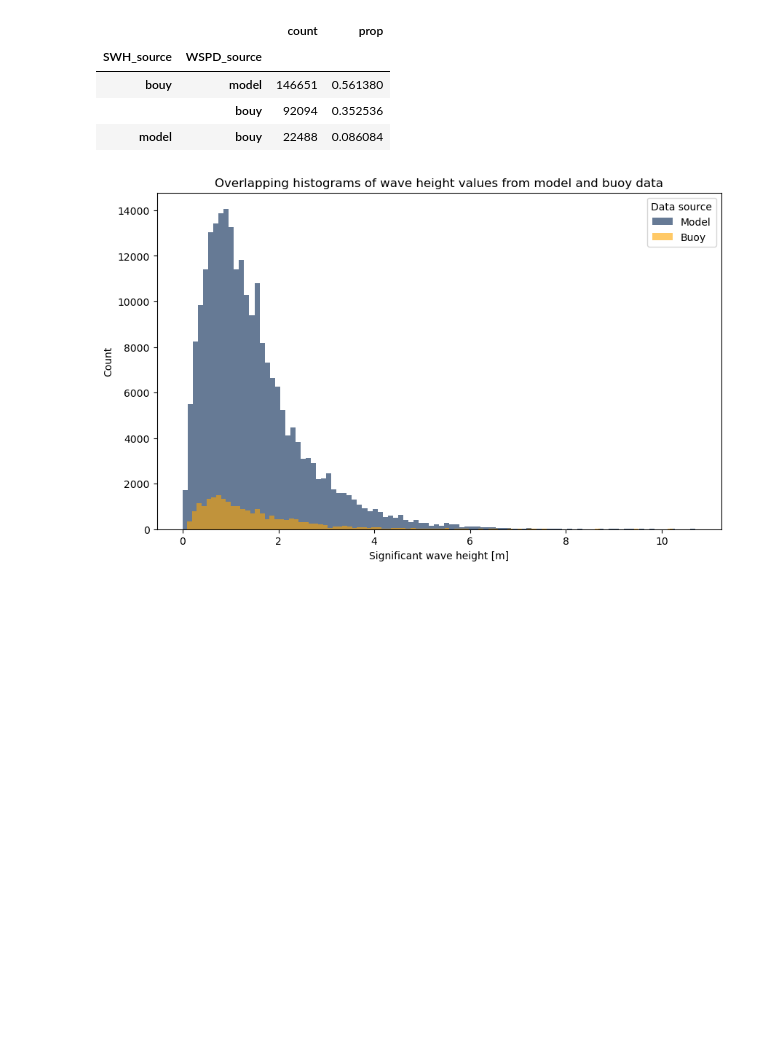
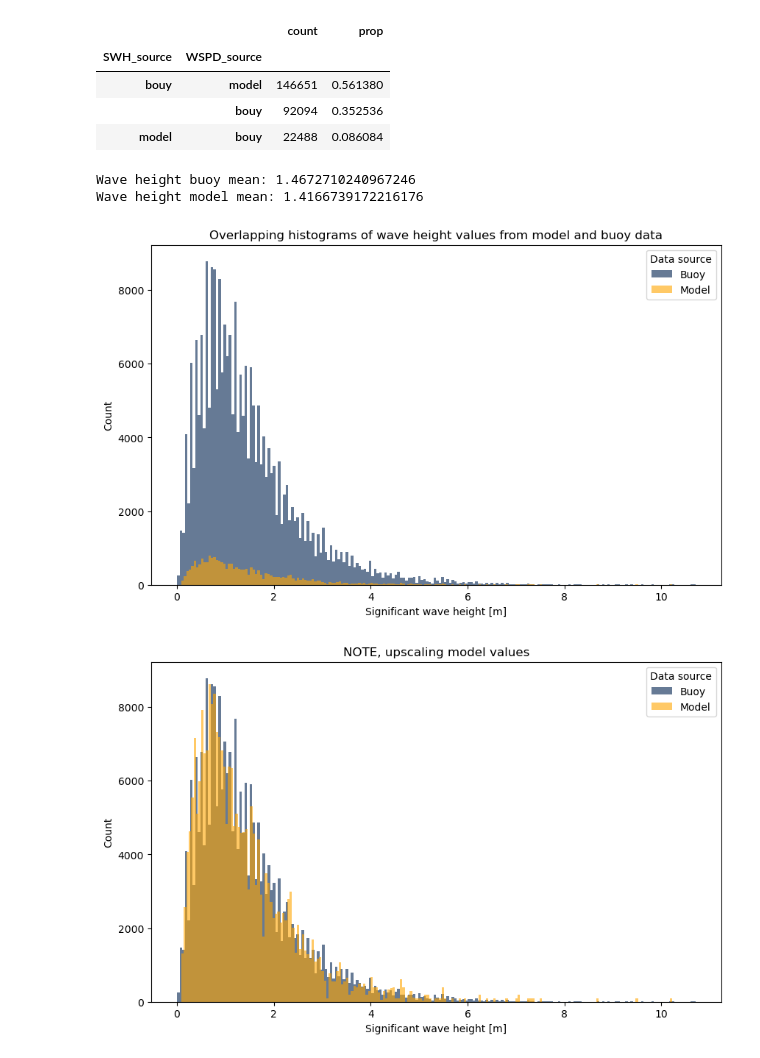
Before and after one commit to SEE-GEO/sarssw, a Jupyter notebook: pipeline/report_plots_sar_dataset.ipynb, the cells around one changed output. Drawn from its saved outputs; the diff is of its cells as text; code cells hidden in the pictures; blank space fills up the shorter version.

```diff
--- a/pipeline/report_plots_sar_dataset.ipynb
+++ b/pipeline/report_plots_sar_dataset.ipynb
@@ -119,12 +119,19 @@ display(source_count)
 |  | bouy | 92094 | 0.352536 |
 | model | bouy | 22488 | 0.086084 |
 # %%
-swh_model_data = final_dataset_VV[final_dataset_VV['SWH_source'] == 'bouy']['SWH_value']
-swh_buoy_data = final_dataset_VV[final_dataset_VV['SWH_source'] == 'model']['SWH_value']
+swh_buoy_data = final_dataset_VV[final_dataset_VV['SWH_source'] == 'bouy']['SWH_value']
+swh_model_data = final_dataset_VV[final_dataset_VV['SWH_source'] == 'model']['SWH_value']
 
-overlappling_hist(swh_model_data, 'Model', swh_buoy_data, 'Buoy', 'Overlapping histograms of wave height values from model and buoy data', 'Significant wave height [m]')
+print(f"Wave height buoy mean: {swh_buoy_data.mean()}")
+print(f"Wave height model mean: {swh_model_data.mean()}")
+overlappling_hist(swh_buoy_data, 'Buoy', swh_model_data, 'Model', 'Overlapping histograms of wave height values from model and buoy data', 'Significant wave height [m]', bins=200)
+
+overlappling_hist(swh_buoy_data, 'Buoy', pd.concat([swh_model_data]*11), 'Model', 'NOTE, upscaling model values', 'Significant wave height [m]', bins=200)
 # %% [output]
+Wave height buoy mean: 1.4672710240967246
+Wave height model mean: 1.4166739172216176
-[figure, old version]
+[figure, new version]
+[figure, added]
 # %%
 wspd_model_data = final_dataset_VV[final_dataset_VV['WSPD_source'] == 'model']['WSPD_value']
 wspd_buoy_data = final_dataset_VV[final_dataset_VV['WSPD_source'] == 'bouy']['WSPD_value']
```
Also changed, not shown: parts of 1 cell of this notebook, 1 other file.
